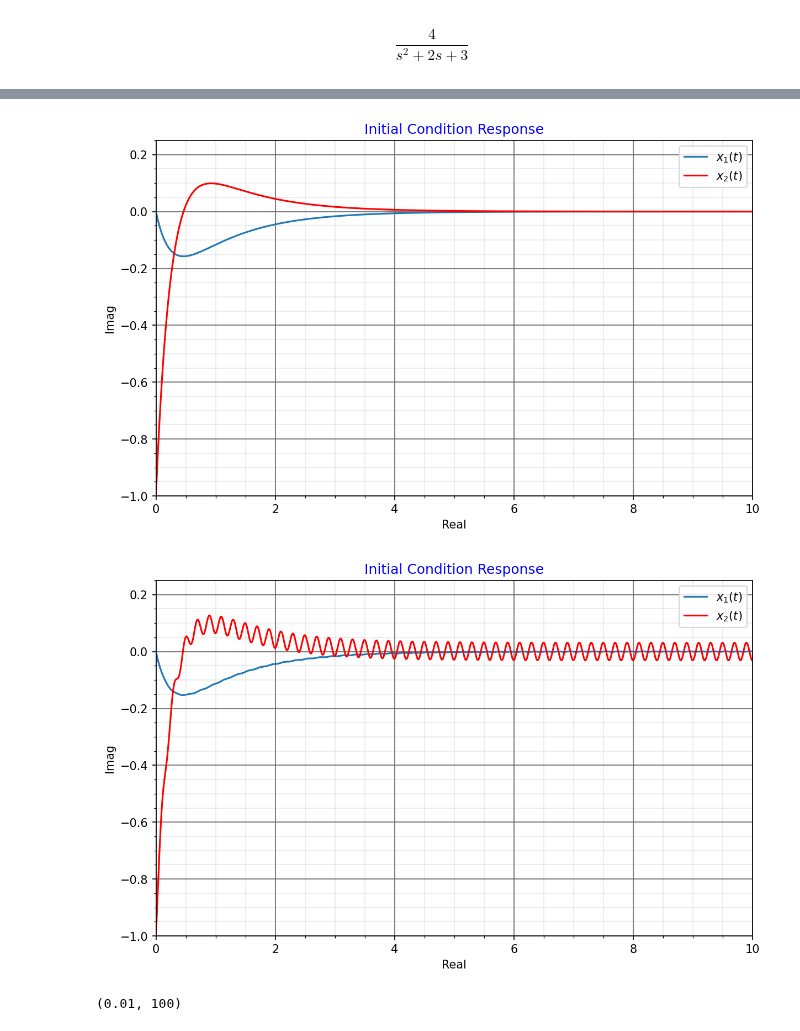
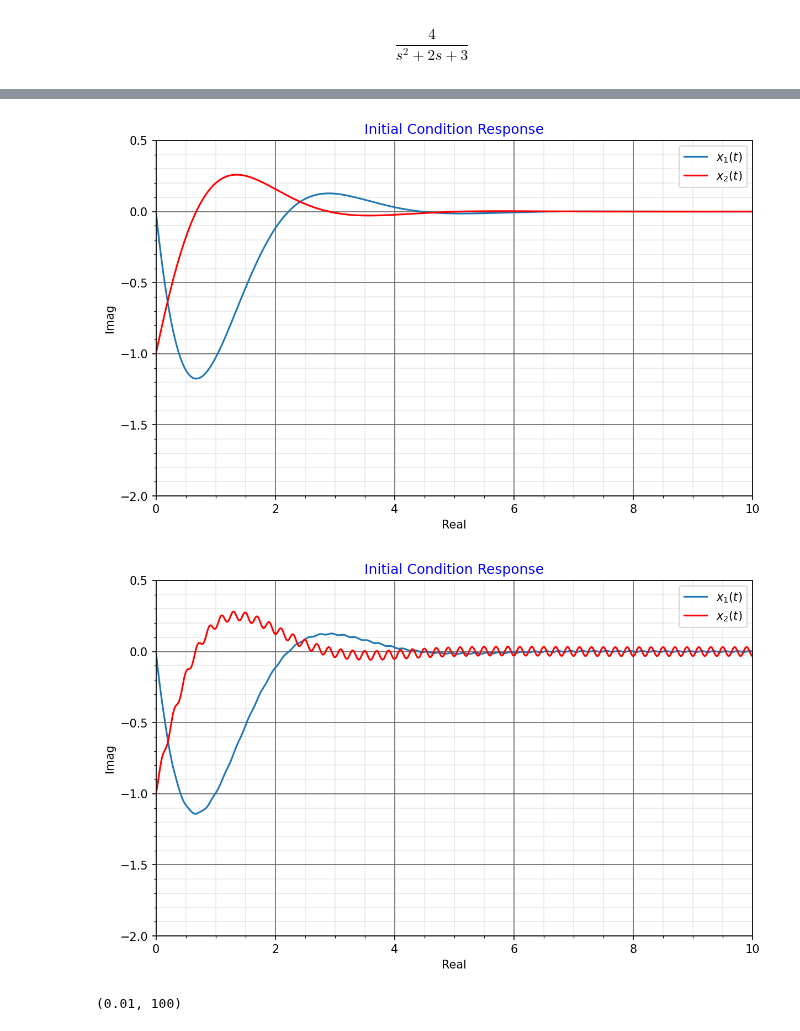
Before and after one commit to JonHowMIT/Signals_and_Systems, a Jupyter notebook: Control.ipynb, the cells around one changed output, grey strips where cells are left out. Drawn from its saved outputs; the diff is of its cells as text; code cells hidden in the pictures.

```diff
--- a/Control.ipynb
+++ b/Control.ipynb
@@ -13,12 +26,13 @@ P
 # %% [output]
 $$\frac{4}{s^2 + 2 s + 3}$$
 # %%
-A = [[0, 1],[-4, -5]]
+# third approach
+A = [[0, 1],[-3, -2]]
 B = [[0],[1]]
-C = np.eye(2)
-D = np.zeros([2,1])
-P = ss(A,B,C,D)
-P
+C = [[4, 0],[0, 1]]
+D = [[0],[0]]
+Pss = ss(A,B,C,D)
+Pss
 # %% [output]
 \[
 \left(\begin{array}{rllrll|rll}
@@ -59,6 +76,6 @@ plt.show()
 # %%
 t = np.arange(0,10,0.01)
-y,t = step(P,t)
+y,t = step(Pss,t)
 # %%
 fig = plt.figure(figsize=(8, 5),dpi=150,constrained_layout = True)
 plt.plot(t,y[:,0],label='$x_1(t)$')
@@ -77,6 +94,6 @@ plt.show()
 # %%
 X0 = [0, -1]
-y,t = initial(P,t,X0)
+y,t = initial(Pss,t,X0)
 # %%
 fig = plt.figure(figsize=(8, 5),dpi=150,constrained_layout = True)
 plt.plot(t,y[:,0],label='$x_1(t)$')
@@ -85,31 +102,31 @@ plt.plot(t,y[:,1],'r',label='$x_2(t)$')
 nicegrid()
 plt.legend()
 plt.xlim(0,10)
-plt.ylim(-1,0.25)
+plt.ylim(-2,0.5)
 plt.xlabel('Real')
 plt.ylabel('Imag')
 plt.title('Initial Condition Response')
 plt.show()
 # %% [output]
-[figure, old version]
+[figure, new version]
 # %%
 U = np.sin(5*2*np.pi*t)
-y,t,xout = lsim(P,U,t,X0)
+y,t,xout = lsim(Pss,U,t,X0)
 # %%
 fig = plt.figure(figsize=(8, 5),dpi=150,constrained_layout = True)
 plt.plot(t,y[:,0],label='$x_1(t)$')
 plt.plot(t,y[:,1],'r',label='$x_2(t)$')
 
 nicegrid()
 plt.legend()
 plt.xlim(0,10)
-plt.ylim(-1,0.25)
+plt.ylim(-2,0.5)
 plt.xlabel('Real')
 plt.ylabel('Imag')
 plt.title('Initial Condition Response')
 plt.show()
 # %% [output]
-[figure, old version]
+[figure, new version]
 # %%
 s = tf('s')
 P = 4/(s**2 + 2*s + 3)
```
Also changed, not shown: parts of 11 cells of this notebook.
